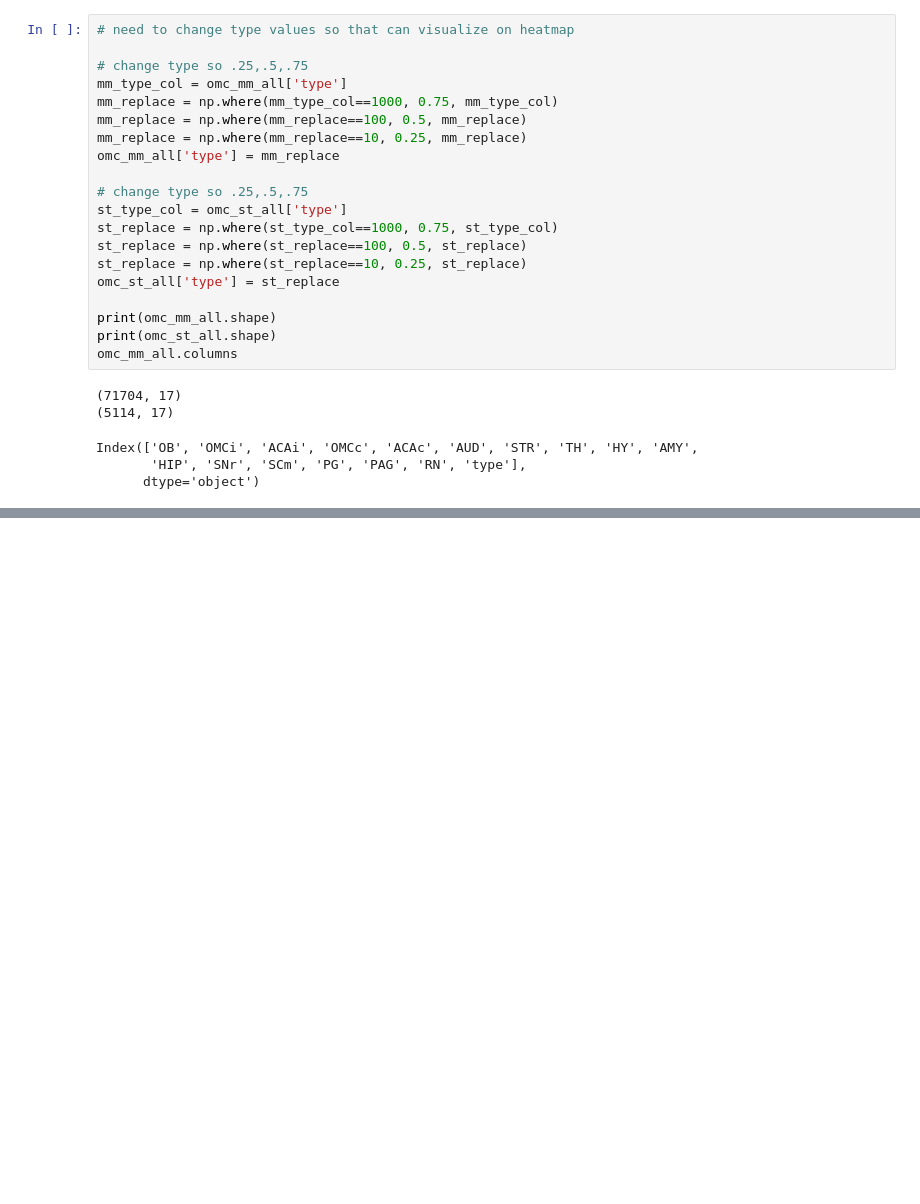
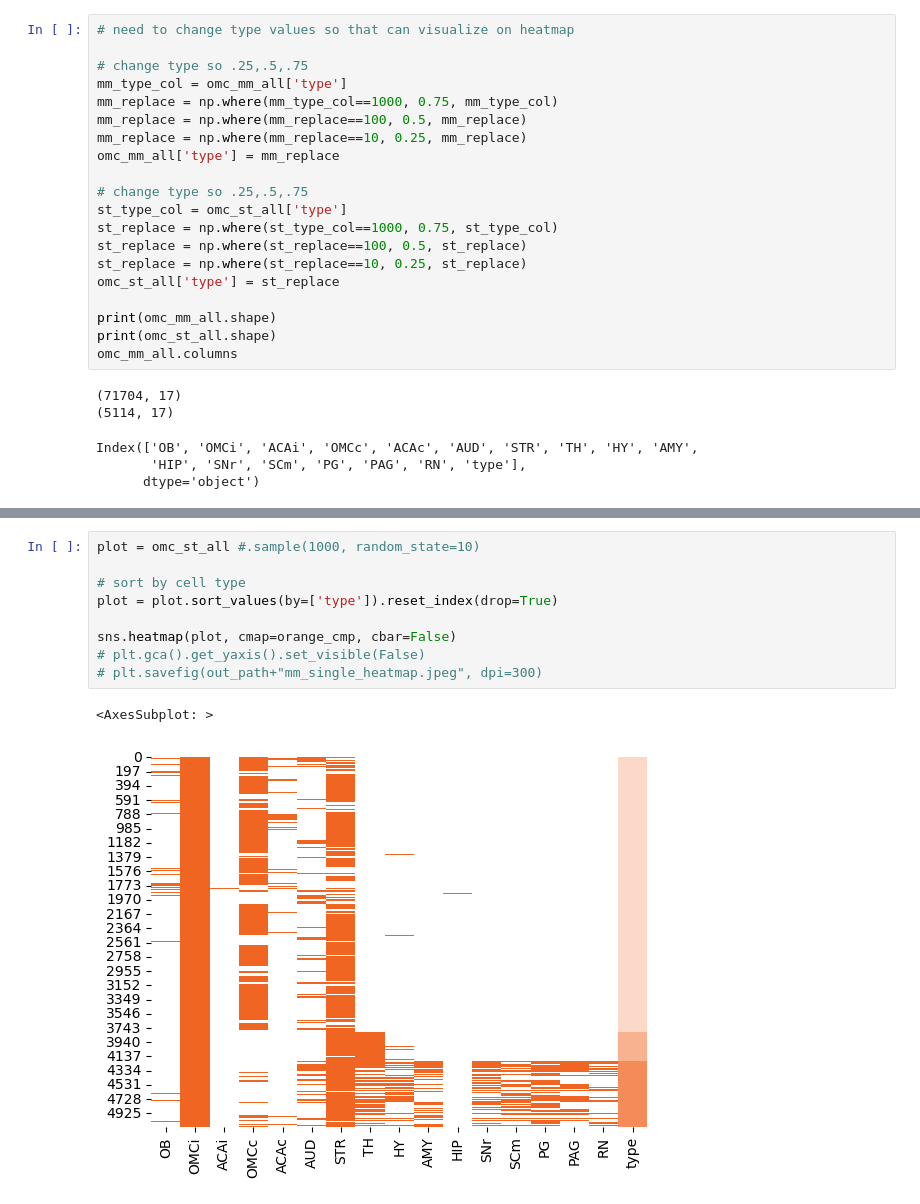
Before and after one commit to eisko/MAPseq_analysis, a Jupyter notebook: cell visualization testing.ipynb, the cells around one changed output, grey strips where cells are left out. Cells and saved outputs as stored; diff of their text form; blank space fills up the shorter version.

```diff
--- a/cell visualization testing.ipynb
+++ b/cell visualization testing.ipynb
@@ -127,0 +129,12 @@ plt.gca().get_yaxis().set_visible(False)
+# %%
+plot = omc_st_all #.sample(1000, random_state=10)
+
+# sort by cell type
+plot = plot.sort_values(by=['type']).reset_index(drop=True)
+
+sns.heatmap(plot, cmap=orange_cmp, cbar=False)
+# plt.gca().get_yaxis().set_visible(False)
+# plt.savefig(out_path+"mm_single_heatmap.jpeg", dpi=300)
+# %% [output]
+<AxesSubplot: >
+[figure, added]
```
Also changed, not shown: parts of 1 cell of this notebook, 1 other file.
